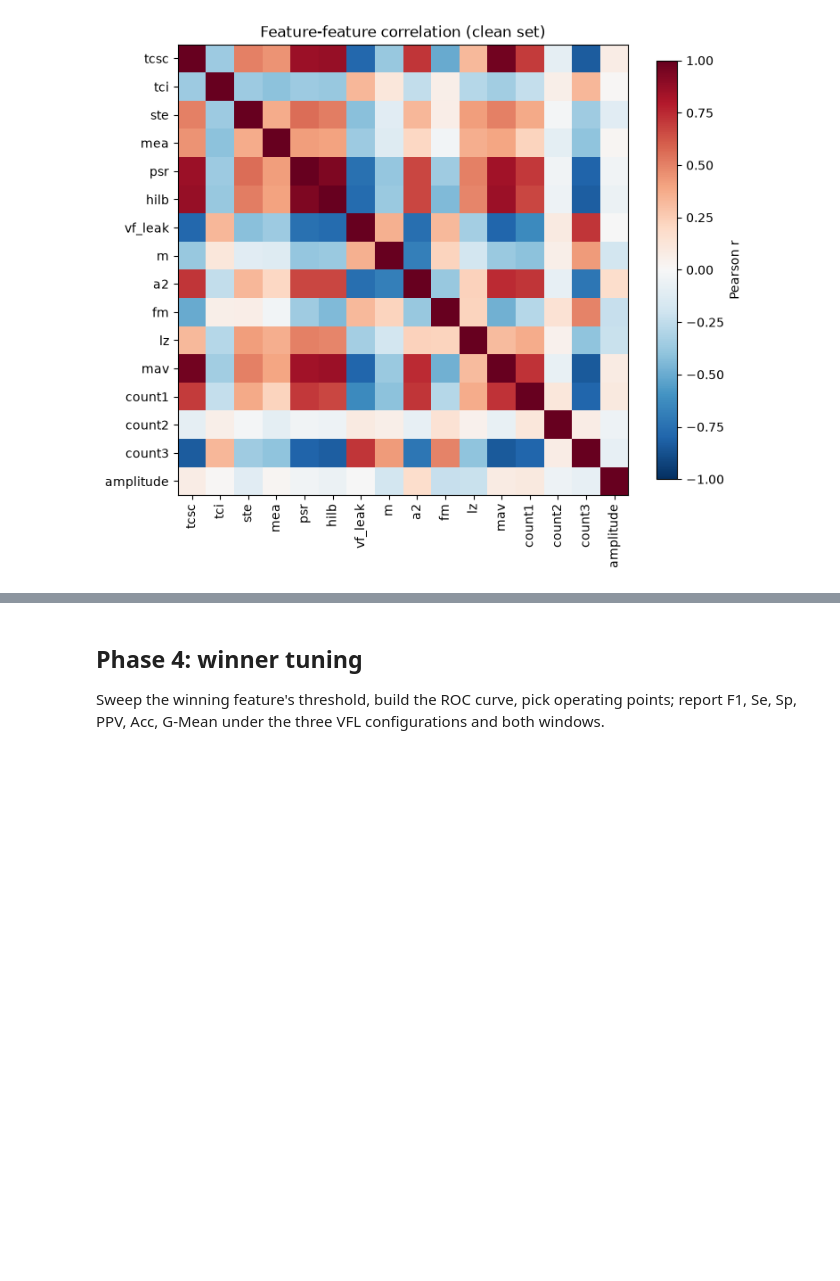
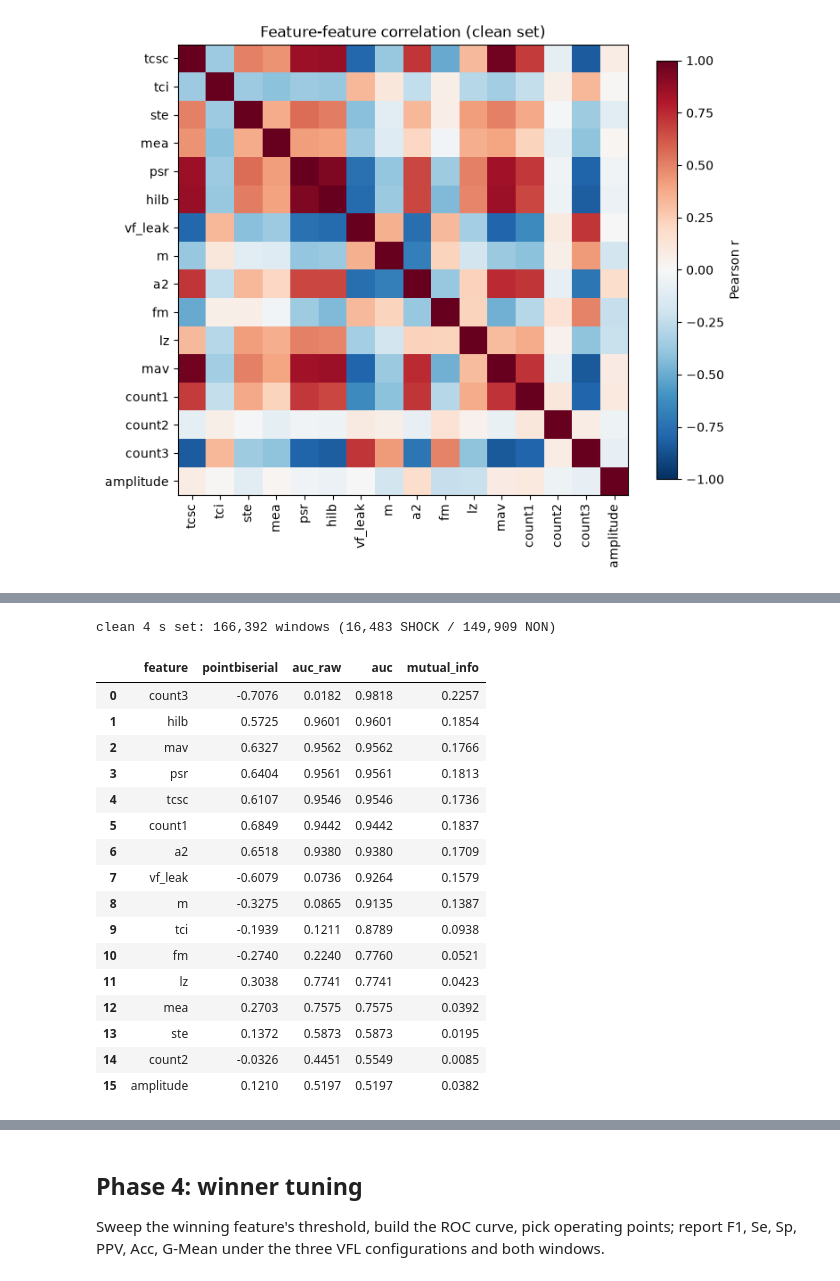
Before and after one commit to kbajalc/vfong, a Jupyter notebook: PAPER.ipynb, the cells around one changed output, grey strips where cells are left out. Cells and saved outputs as stored; diff of their text form; code cells hidden in the pictures; blank space fills up the shorter version.

```diff
--- a/PAPER.ipynb
+++ b/PAPER.ipynb
@@ -290,0 +356,26 @@ cost, not the top score alone.
+# %%
+study4 = labels.load_dataset(DBS, 4.0)
+clean4 = screen.clean_set(study4)
+print(f"clean 4 s set: {len(clean4):,} windows "
+      f"({(clean4.Shock=='SHOCK').sum():,} SHOCK / {(clean4.Shock=='NON').sum():,} NON)")
+rank4 = screen.screen(clean4, FEATURES)
+rank4.round(4)
+# %% [output]
+clean 4 s set: 166,392 windows (16,483 SHOCK / 149,909 NON)
+|  | feature | pointbiserial | auc_raw | auc | mutual_info |
+| 0 | count3 | -0.7076 | 0.0182 | 0.9818 | 0.2257 |
+| 1 | hilb | 0.5725 | 0.9601 | 0.9601 | 0.1854 |
+| 2 | mav | 0.6327 | 0.9562 | 0.9562 | 0.1766 |
+| 3 | psr | 0.6404 | 0.9561 | 0.9561 | 0.1813 |
+| 4 | tcsc | 0.6107 | 0.9546 | 0.9546 | 0.1736 |
+| 5 | count1 | 0.6849 | 0.9442 | 0.9442 | 0.1837 |
+| 6 | a2 | 0.6518 | 0.9380 | 0.9380 | 0.1709 |
+| 7 | vf_leak | -0.6079 | 0.0736 | 0.9264 | 0.1579 |
+| 8 | m | -0.3275 | 0.0865 | 0.9135 | 0.1387 |
+| 9 | tci | -0.1939 | 0.1211 | 0.8789 | 0.0938 |
+| 10 | fm | -0.2740 | 0.2240 | 0.7760 | 0.0521 |
+| 11 | lz | 0.3038 | 0.7741 | 0.7741 | 0.0423 |
+| 12 | mea | 0.2703 | 0.7575 | 0.7575 | 0.0392 |
+| 13 | ste | 0.1372 | 0.5873 | 0.5873 | 0.0195 |
+| 14 | count2 | -0.0326 | 0.4451 | 0.5549 | 0.0085 |
+| 15 | amplitude | 0.1210 | 0.5197 | 0.5197 | 0.0382 |
```
Also changed, not shown: parts of 8 cells of this notebook, 4 other files.
